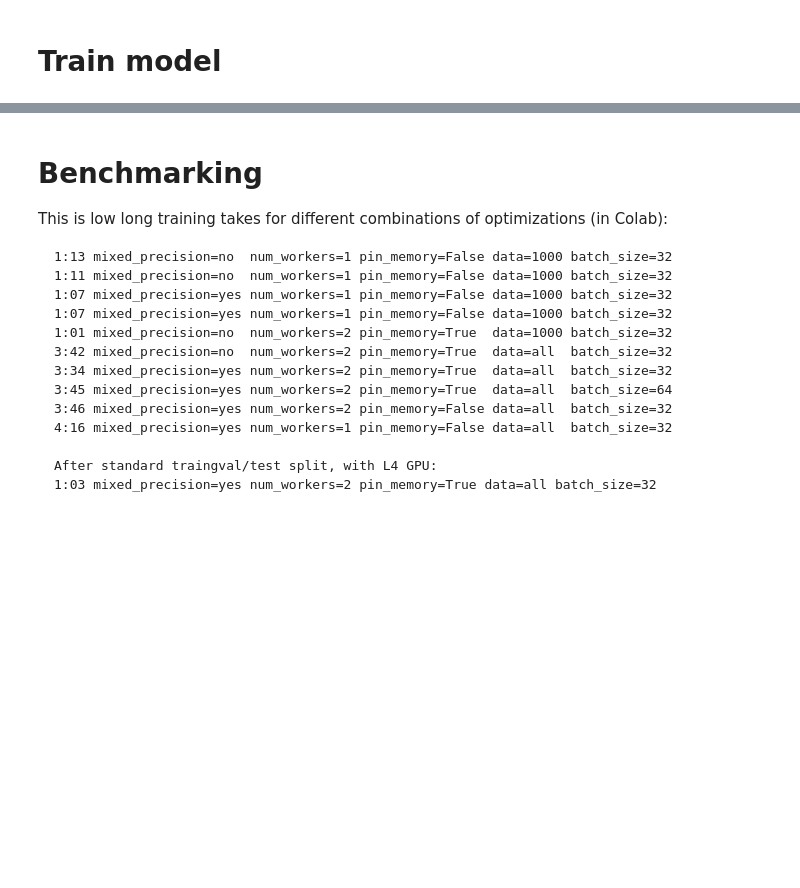
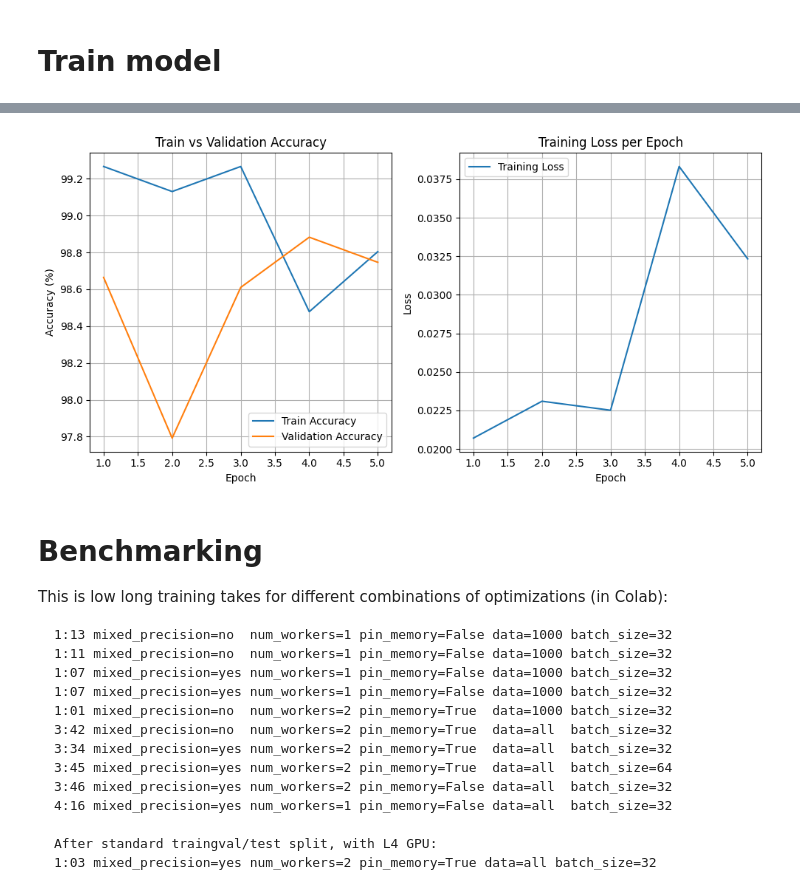
Before and after one commit to Sebelino/DD2424-project, a Jupyter notebook: e1_sebastian.ipynb, the cells around one changed output, grey strips where cells are left out. Cells and saved outputs as stored; diff of their text form; code cells hidden in the pictures; blank space fills up the shorter version.

Commit message:
feat: Add back validation + plots

```diff
--- a/e1_sebastian.ipynb
+++ b/e1_sebastian.ipynb
@@ -181,11 +185,17 @@ def backward_pass(model, inputs, labels, criterion, scaler=None):
 enable_mixed_precision = False
 scaler = GradScaler() if enable_mixed_precision else None
 
+validate = True
+
+train_accuracies = []
+val_accuracies = []
+epoch_losses = []
+
 for epoch in tqdm(range(num_epochs), desc="Epoch"):
     running_loss = 0.0
     correct = 0
     total = 0
-    for inputs, labels in tqdm(train_loader, desc="Iteration", leave=False):
+    for inputs, labels in tqdm(train_loader, desc="Batch"):
         inputs, labels = inputs.to(device), labels.to(device)
         optimizer.zero_grad()
         outputs, loss = backward_pass(model, inputs, labels, criterion, scaler)
@@ -193,8 +203,49 @@ for epoch in tqdm(range(num_epochs), desc="Epoch"):
         _, predicted = torch.max(outputs.data, 1)
         total += labels.size(0)
         correct += (predicted == labels).sum().item()
+    train_acc = 100 * correct / total
 
-    train_acc = 100 * correct / total
-    print(
-        f"Epoch [{epoch + 1}/{num_epochs}], Loss: {running_loss / len(train_loader):.4f}, Train Acc: {train_acc:.2f}%")
+    if validate:
+        val_acc = evaluate(model, test_loader, device)
+        val_acc_str = f", Val Acc: {val_acc:.2f}%"
+    else:
+        val_acc = None
+        val_acc_str = ""
+
+    # Store for plotting
+    epoch_losses.append(running_loss / len(train_loader))
+    train_accuracies.append(train_acc)
+    if validate:
+        val_accuracies.append(val_acc)
+
+    tqdm.write(
+        f"Epoch [{epoch + 1}/{num_epochs}], Loss: {running_loss / len(train_loader):.4f}, Train Acc: {train_acc:.2f}%{val_acc_str}")
+
+import matplotlib.pyplot as plt
+
+epochs = range(1, num_epochs + 1)
+
+plt.figure(figsize=(10, 5))
+
+# Accuracy Plot
+plt.subplot(1, 2, 1)
+plt.plot(epochs, train_accuracies, label='Train Accuracy')
+plt.plot(epochs, val_accuracies, label='Validation Accuracy')
+plt.xlabel('Epoch')
+plt.ylabel('Accuracy (%)')
+plt.title('Train vs Validation Accuracy')
+plt.legend()
+plt.grid(True)
+
+# Loss Plot
+plt.subplot(1, 2, 2)
+plt.plot(epochs, epoch_losses, label='Training Loss')
+plt.xlabel('Epoch')
+plt.ylabel('Loss')
+plt.title('Training Loss per Epoch')
+plt.legend()
+plt.grid(True)
+
+plt.tight_layout()
+plt.show()
 # %% [output]
@@ -206,3 +257,4 @@ Epoch [5/5], Loss: 0.0514, Train Acc: 98.37%
+[figure, added]
 # %% [markdown]
 # Benchmarking
 This is low long training takes for different combinations of optimizations (in Colab):
```
Also changed, not shown: parts of 3 cells of this notebook.
